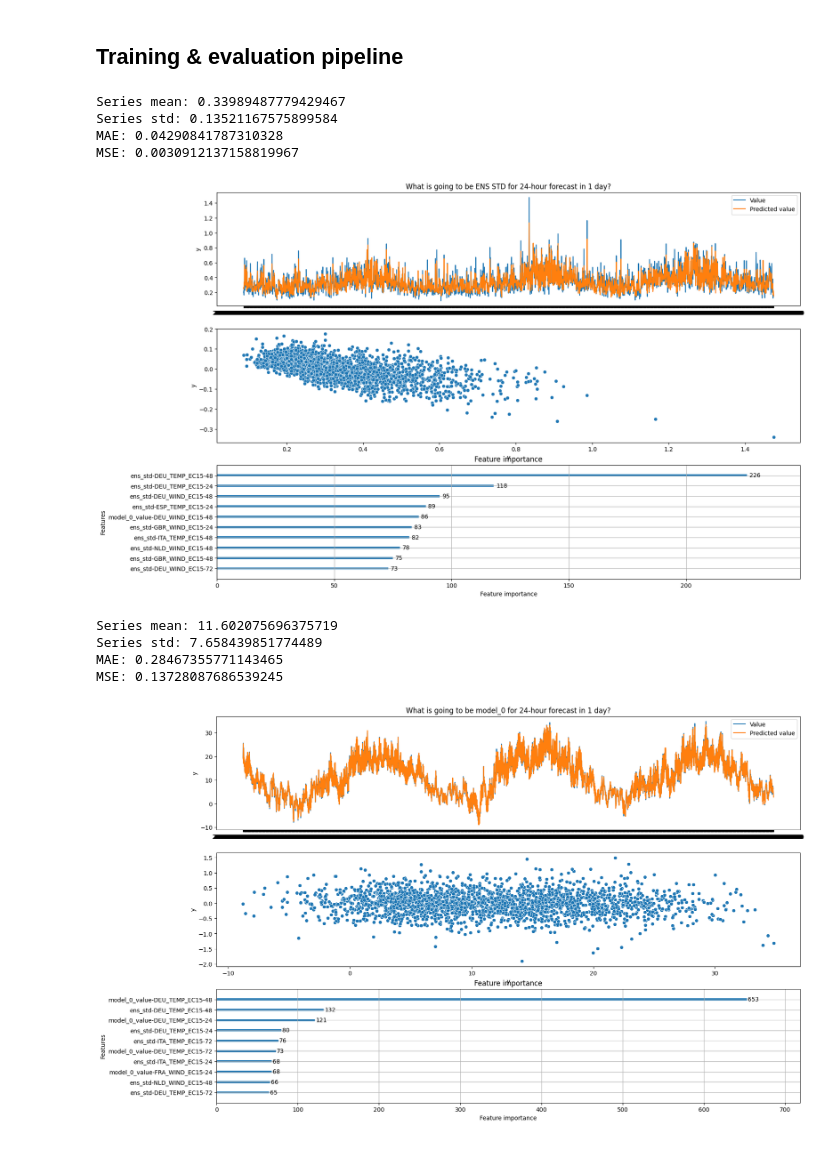
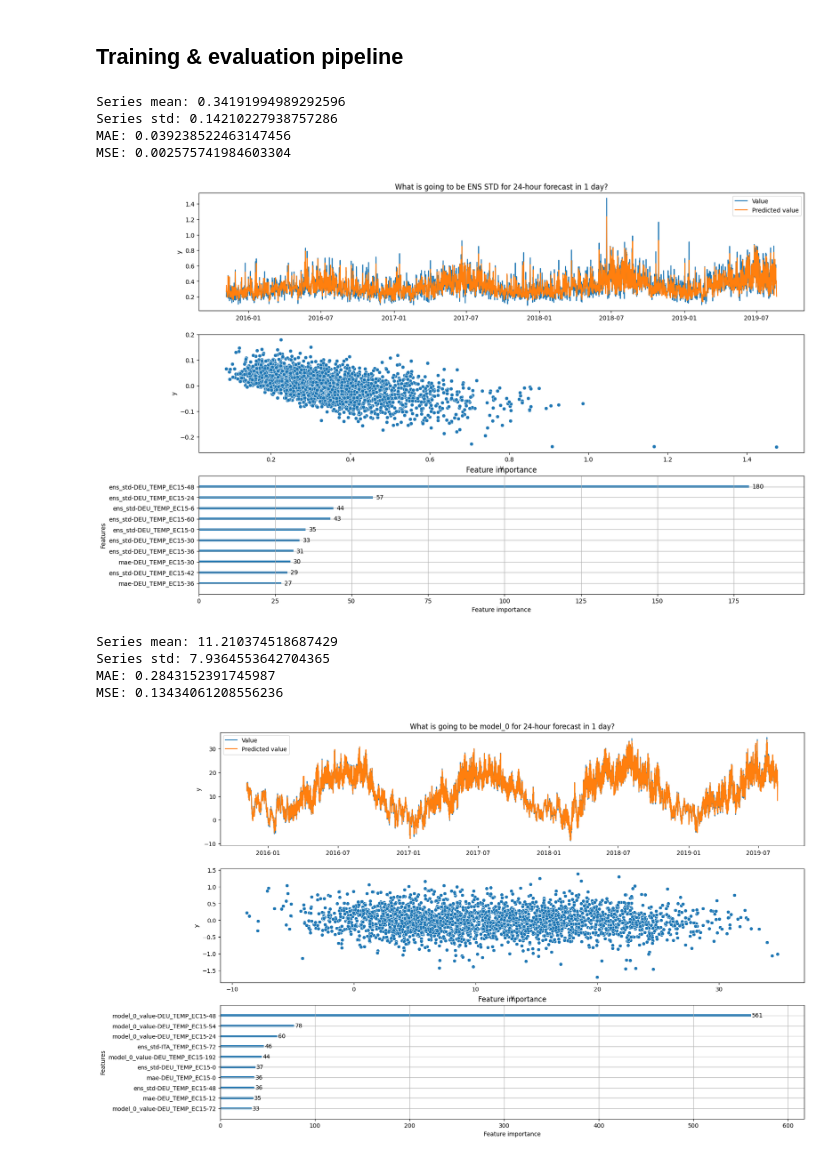
Before and after one commit to jaupimegi23/certainlyUncertain, a Jupyter notebook: models/LightGBM.ipynb, the cells around one changed output. Saved outputs shown, nothing was run; the diff lists cells and outputs as text; code cells hidden in the pictures.

Commit message:
Update LightGBM.ipynb with Results

```diff
--- a/models/LightGBM.ipynb
+++ b/models/LightGBM.ipynb
@@ -11,9 +11,9 @@ import math
 
 warnings.simplefilter(action='ignore', category=pd.errors.PerformanceWarning)
 # %%
-df_train = pd.read_hdf('../data/EC15_split.h5', key="train")
-df_valid = pd.read_hdf('../data/EC15_split.h5', key="validation")
-df_test = pd.read_hdf('../data/EC15_split.h5', key="test")
+df_train = pd.read_hdf('../data/data.h5', key="train")
+df_valid = pd.read_hdf('../data/data.h5', key="validation")
+df_test = pd.read_hdf('../data/data.h5', key="test")
 
 df_train = pd.concat([df_train, df_valid])
 df_train.sort_index(inplace=True)
@@ -118,30 +118,26 @@ def evaluate_lightgbm(X_train, y_train, X_valid, y_valid, td, plot=False, plt_ti
 # %%
 td = 2
 forecast_horizon = 24
 target_name = 'ens_std-DEU_TEMP_EC15-' + str(forecast_horizon)
 
-for target_name in interesting_cols:
-    df_train_processed = preprocess_data(geo_difference(df_train), df_train.columns)
-    X_train, y_train = add_y(df_train_processed, target_name, td)
+df_train_processed = preprocess_data(geo_difference(df_train), df_train.columns)
+X_train, y_train = add_y(df_train_processed, target_name, td)
 
-    df_valid_processed = preprocess_data(geo_difference(df_valid), df_train.columns)
-    X_valid, y_valid = add_y(df_valid_processed, target_name, td)
+df_valid_processed = preprocess_data(geo_difference(df_valid), df_train.columns)
+X_valid, y_valid = add_y(df_valid_processed, target_name, td)
 
-    mae, mse, model = evaluate_lightgbm(X_train, y_train, X_valid, y_valid, td, True, 'What is going to be ENS STD for ' + str(forecast_horizon) + '-hour forecast in 1 day?')
-
-
-
+mae, mse, model = evaluate_lightgbm(X_train, y_train, X_valid, y_valid, td, True, 'What is going to be ENS STD for ' + str(forecast_horizon) + '-hour forecast in 1 day?')
 
 print(f"Series mean: {y_train.mean()}")
 print(f"Series std: {y_train.std()}")
 print(f"MAE: {mae}")
 print(f"MSE: {mse}")
 # %% [output]
-Series mean: 0.33989487779429467
-Series std: 0.13521167575899584
-MAE: 0.04290841787310328
-MSE: 0.0030912137158819967
+Series mean: 0.34191994989292596
+Series std: 0.14210227938757286
+MAE: 0.039238522463147456
+MSE: 0.002575741984603304
-[figure, old version]
+[figure, new version]
 # %%
 td = 2
 forecast_horizon = 24
@@ -160,8 +156,8 @@ print(f"Series std: {y_train.std()}")
 print(f"MAE: {mae}")
 print(f"MSE: {mse}")
 # %% [output]
-Series mean: 11.602075696375719
-Series std: 7.658439851774489
-MAE: 0.28467355771143465
-MSE: 0.13728087686539245
+Series mean: 11.210374518687429
+Series std: 7.9364553642704365
+MAE: 0.2843152391745987
+MSE: 0.13434061208556236
-[figure, old version]
+[figure, new version]
```
Also changed, not shown: parts of 2 cells of this notebook.
